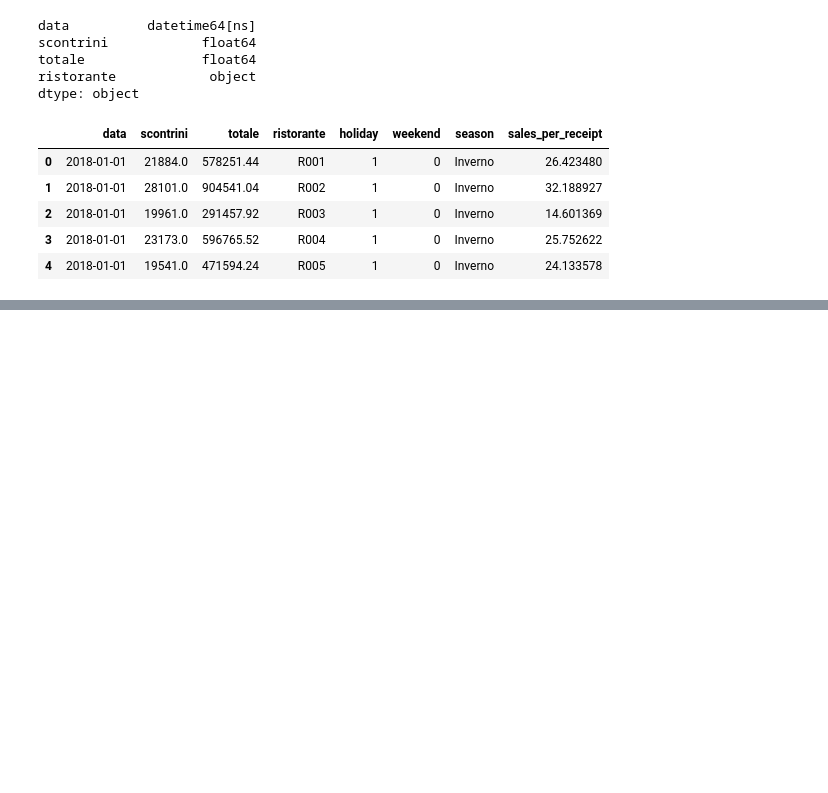
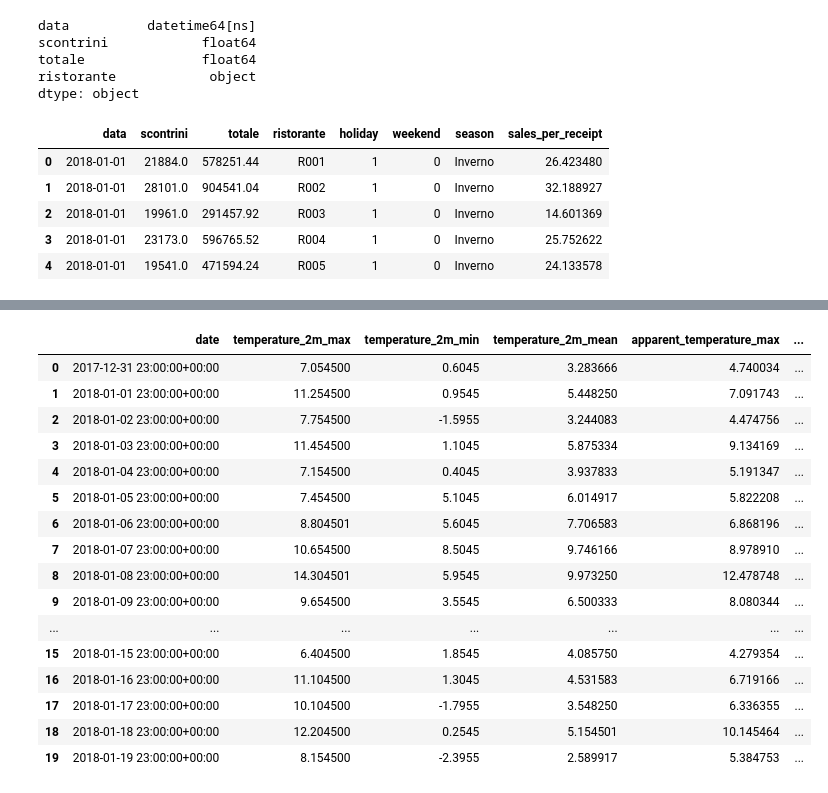
Before and after one commit to biaspyunimib/unimib_ds, a Jupyter notebook: dslab/dslab.ipynb, the cells around one changed output, grey strips where cells are left out. Saved outputs shown, nothing was run; the diff lists cells and outputs as text; code cells hidden in the pictures; blank space fills up the shorter version.

Commit message:
Fixing the weather

```diff
--- a/dslab/dslab.ipynb
+++ b/dslab/dslab.ipynb
@@ -121,0 +177,5 @@ dtype: object
+# %%
+montebello = pd.read_csv('/Users/andreacardinali/unimib_ds/dslab/Montebello_weather.csv')
+piacenza = pd.read_csv('/Users/andreacardinali/unimib_ds/dslab/Piacenza_weather.csv')
+stradella = pd.read_csv('/Users/andreacardinali/unimib_ds/dslab/Stradella_weather.csv')
+voghera = pd.read_csv('/Users/andreacardinali/unimib_ds/dslab/Voghera_weather.csv')
@@ -121,0 +197,20 @@ dtype: object
+# %%
+piacenza.head(20)
+# %% [output]
+|  | date | temperature_2m_max | temperature_2m_min | temperature_2m_mean | apparent_temperature_max | ... |
+| 0 | 2017-12-31 23:00:00+00:00 | 7.054500 | 0.6045 | 3.283666 | 4.740034 | ... |
+| 1 | 2018-01-01 23:00:00+00:00 | 11.254500 | 0.9545 | 5.448250 | 7.091743 | ... |
+| 2 | 2018-01-02 23:00:00+00:00 | 7.754500 | -1.5955 | 3.244083 | 4.474756 | ... |
+| 3 | 2018-01-03 23:00:00+00:00 | 11.454500 | 1.1045 | 5.875334 | 9.134169 | ... |
+| 4 | 2018-01-04 23:00:00+00:00 | 7.154500 | 0.4045 | 3.937833 | 5.191347 | ... |
+| 5 | 2018-01-05 23:00:00+00:00 | 7.454500 | 5.1045 | 6.014917 | 5.822208 | ... |
+| 6 | 2018-01-06 23:00:00+00:00 | 8.804501 | 5.6045 | 7.706583 | 6.868196 | ... |
+| 7 | 2018-01-07 23:00:00+00:00 | 10.654500 | 8.5045 | 9.746166 | 8.978910 | ... |
+| 8 | 2018-01-08 23:00:00+00:00 | 14.304501 | 5.9545 | 9.973250 | 12.478748 | ... |
+| 9 | 2018-01-09 23:00:00+00:00 | 9.654500 | 3.5545 | 6.500333 | 8.080344 | ... |
+| ... | ... | ... | ... | ... | ... | ... |
+| 15 | 2018-01-15 23:00:00+00:00 | 6.404500 | 1.8545 | 4.085750 | 4.279354 | ... |
+| 16 | 2018-01-16 23:00:00+00:00 | 11.104500 | 1.3045 | 4.531583 | 6.719166 | ... |
+| 17 | 2018-01-17 23:00:00+00:00 | 10.104500 | -1.7955 | 3.548250 | 6.336355 | ... |
+| 18 | 2018-01-18 23:00:00+00:00 | 12.204500 | 0.2545 | 5.154501 | 10.145464 | ... |
+| 19 | 2018-01-19 23:00:00+00:00 | 8.154500 | -2.3955 | 2.589917 | 5.384753 | ... |
```
Also changed, not shown: parts of 7 cells of this notebook, 11 other files.
